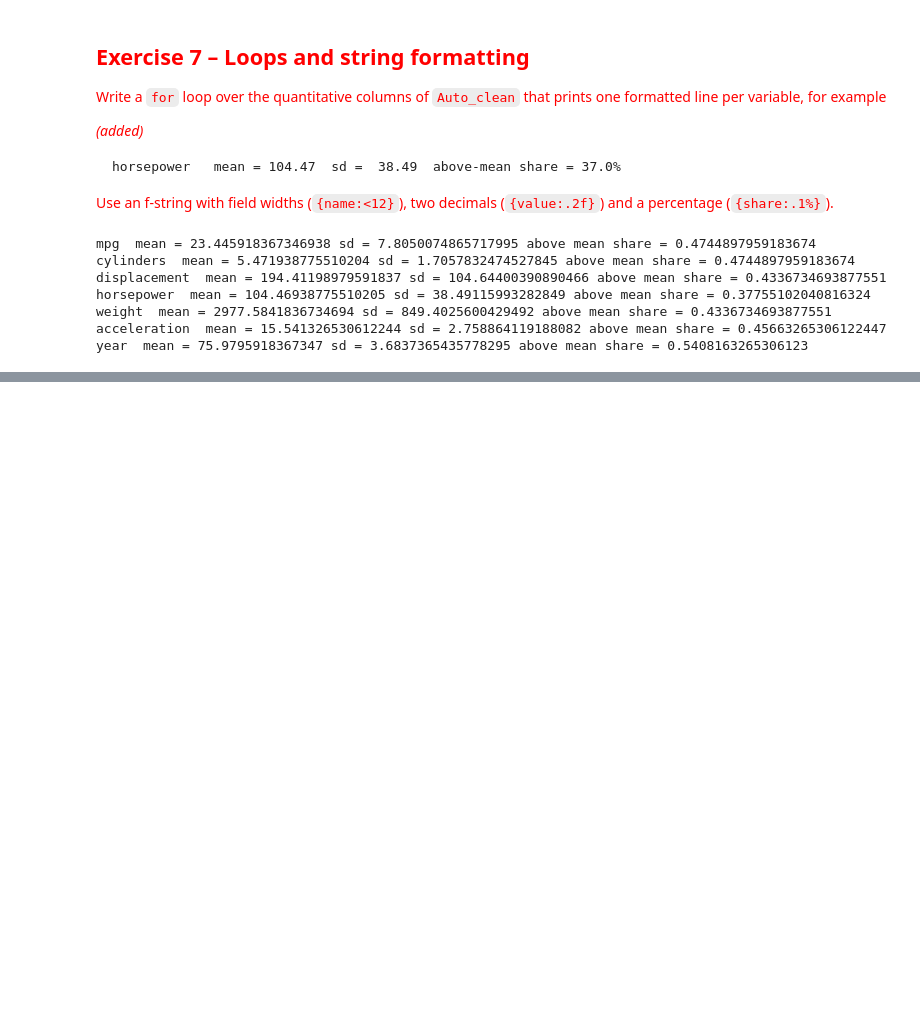
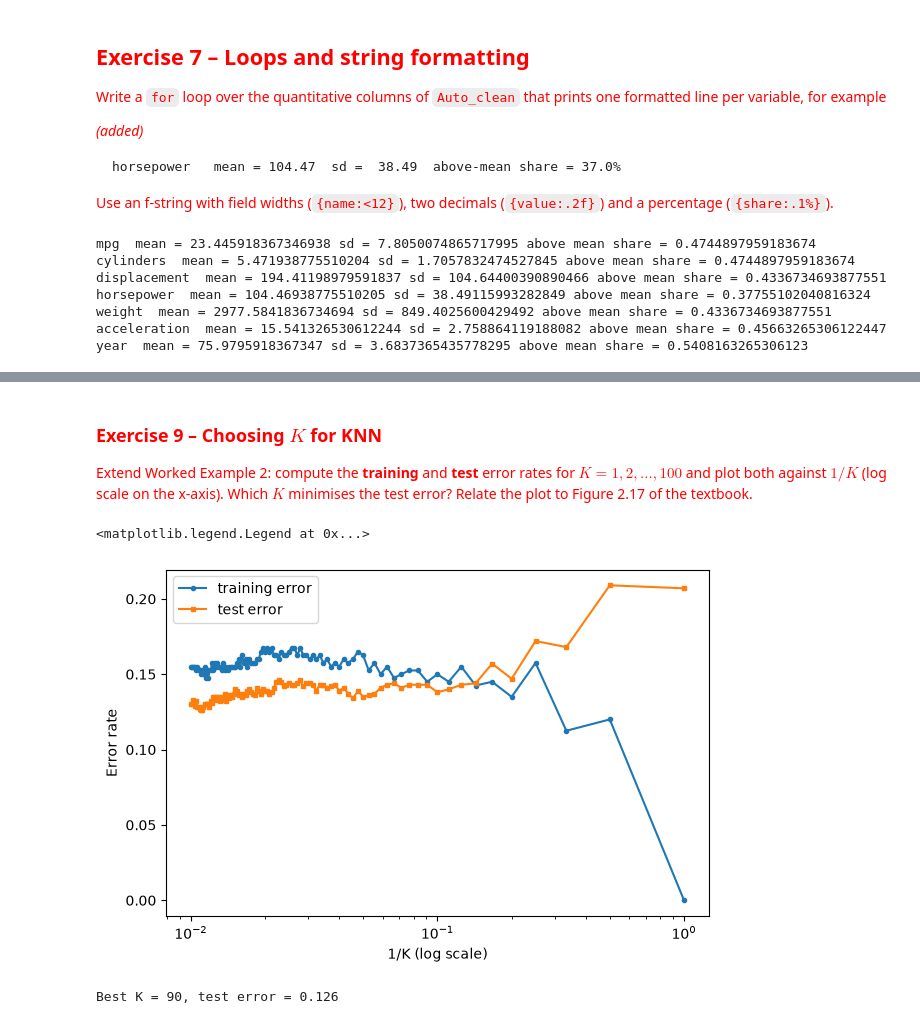
Before and after one commit to CozyCode890/IT171IU-labs, a Jupyter notebook: IT171IU_Lab01_Lê Thái Đức Tùng_ITDSIU24055.ipynb, the cells around one changed output, grey strips where cells are left out. Drawn from its saved outputs; the diff is of its cells as text; code cells hidden in the pictures; blank space fills up the shorter version.

```diff
--- a/IT171IU_Lab01_Lê Thái Đức Tùng_ITDSIU24055.ipynb
+++ b/IT171IU_Lab01_Lê Thái Đức Tùng_ITDSIU24055.ipynb
@@ -464,0 +510,4 @@ year  mean = 75.9795918367347 sd = 3.6837365435778295 above mean share = 0.54081
+# %% [markdown]
+### <span style="color:red">Exercise 9 – Choosing $K$ for KNN</span>
+
+<span style="color:red">Extend Worked Example 2: compute the **training** and **test** error rates for $K = 1, 2, \dots, 100$ and plot both against $1/K$ (log scale on the x-axis). Which $K$ minimises the test error? Relate the plot to Figure 2.17 of the textbook.</span>
@@ -464,0 +517,39 @@ year  mean = 75.9795918367347 sd = 3.6837365435778295 above mean share = 0.54081
+# %%
+rng = np.random.default_rng(2)
+n = 200
+X_tr = np.vstack([rng.normal([0, 0], 1, (n, 2)), rng.normal([1.5, 1.5], 1, (n, 2))])
+y_tr = np.repeat([0, 1], n)
+X_te = np.vstack([rng.normal([0, 0], 1, (500, 2)), rng.normal([1.5, 1.5], 1, (500, 2))])
+y_te = np.repeat([0, 1], 500)
+# %%
+def knn_predict(X_train, y_train, X_new, K):
+    d2 = ((X_new[:, None, :] - X_train[None, :, :])**2).sum(axis=2)
+    nearest = np.argsort(d2, axis=1)[:, :K]
+    return (y_train[nearest].mean(axis=1) > 0.5).astype(int)
+# %%
+# ✍️ Exercise 9 – your code
+# Write your code below (replace the TODOs), then run the cell (Shift+Enter).
+Ks = range(1, 101)
+train_err, test_err = [], []
+# TODO: loop over Ks, call knn_predict(...) for the training and the test set, append the error rates
+# %%
+for K in Ks:
+    pred_tr = knn_predict(X_tr, y_tr, X_tr, K)
+    train_err.append(np.mean(pred_tr != y_tr))
+    pred_te = knn_predict(X_tr, y_tr, X_te, K)
+    test_err.append(np.mean(pred_te != y_te))
+# %%
+inv_K = 1 / np.array(Ks)
+fig, ax = subplots(figsize=(7, 4.5))
+ax.plot(inv_K, train_err, 'o-', ms=3, label='training error')
+ax.plot(inv_K, test_err, 's-', ms=3, label='test error')
+ax.set_xscale('log')
+ax.set_xlabel('1/K (log scale)'); ax.set_ylabel('Error rate'); ax.legend()
+# %% [output]
+<matplotlib.legend.Legend at 0x...>
+[figure, added]
+# %%
+best = int(np.argmin(test_err))
+print(f"Best K = {Ks[best]}, test error = {test_err[best]:.3f}")
+# %% [output]
+Best K = 90, test error = 0.126
```
Also changed, not shown: parts of 6 cells of this notebook, 1 other file.
